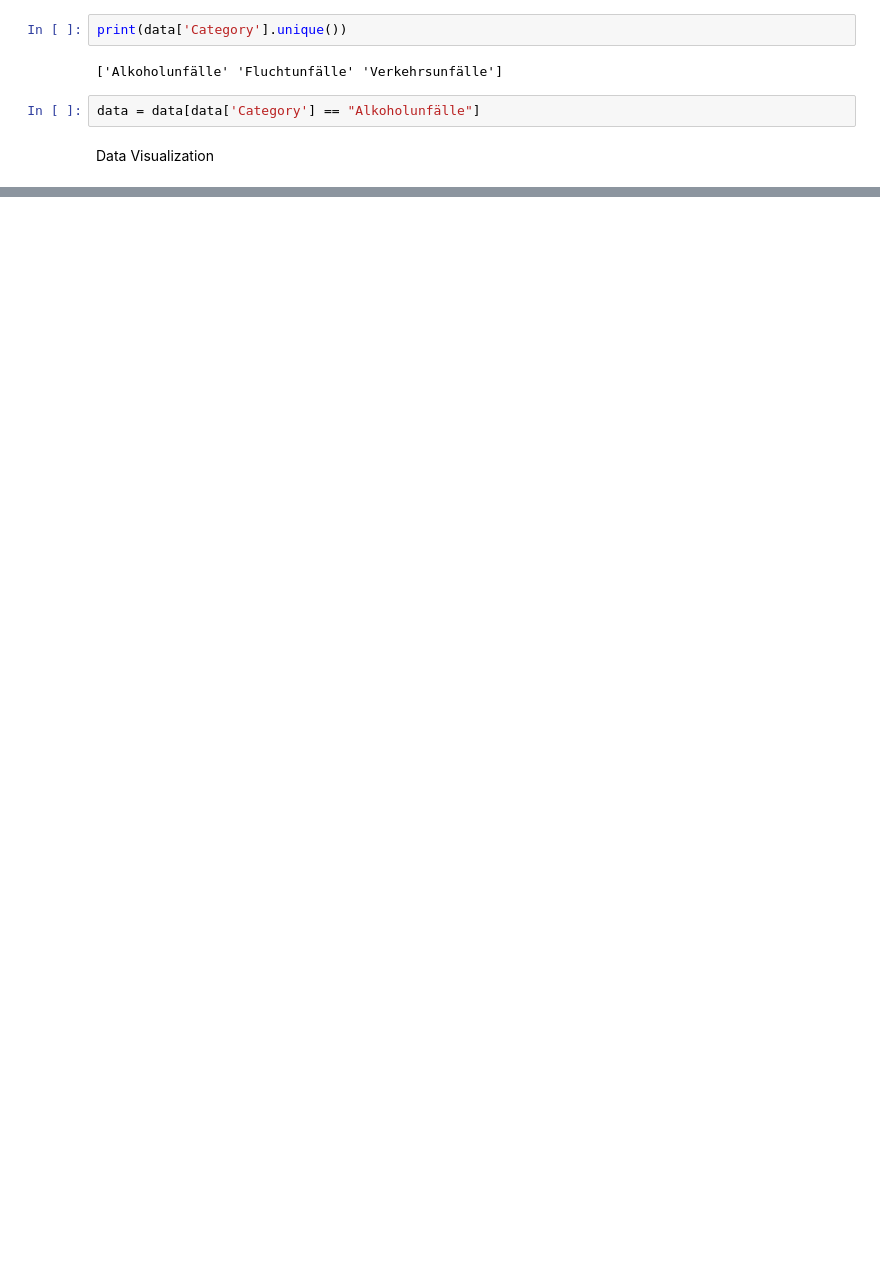
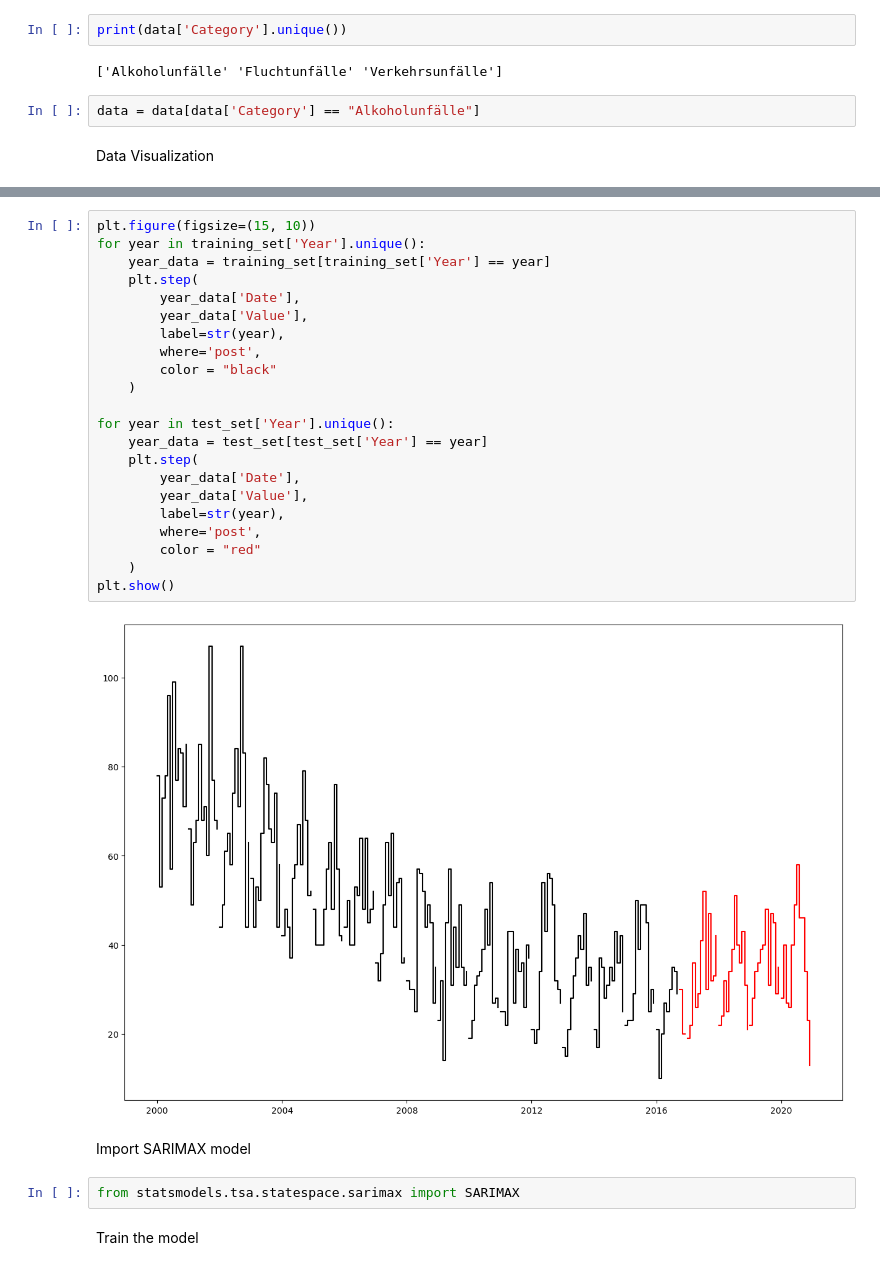
Before and after one commit to AndreeaLupu2000/DPS-AI-Challange, a Jupyter notebook: Classic-AI-Challenge.ipynb, the cells around one changed output, grey strips where cells are left out. Saved outputs shown, nothing was run; the diff lists cells and outputs as text; blank space fills up the shorter version.

```diff
--- a/Classic-AI-Challenge.ipynb
+++ b/Classic-AI-Challenge.ipynb
@@ -78,0 +90,30 @@ plt.show()
+# %%
+plt.figure(figsize=(15, 10))
+for year in training_set['Year'].unique():
+    year_data = training_set[training_set['Year'] == year]
+    plt.step(
+        year_data['Date'],
+        year_data['Value'],
+        label=str(year),
+        where='post',
+        color = "black"
+    )
+
+for year in test_set['Year'].unique():
+    year_data = test_set[test_set['Year'] == year]
+    plt.step(
+        year_data['Date'],
+        year_data['Value'],
+        label=str(year),
+        where='post',
+        color = "red"
+    )
+plt.show()
+# %% [output]
+[figure, added]
+# %% [markdown]
+Import SARIMAX model
+# %%
+from statsmodels.tsa.statespace.sarimax import SARIMAX
+# %% [markdown]
+Train the model
```
Also changed, not shown: parts of 11 cells of this notebook.
